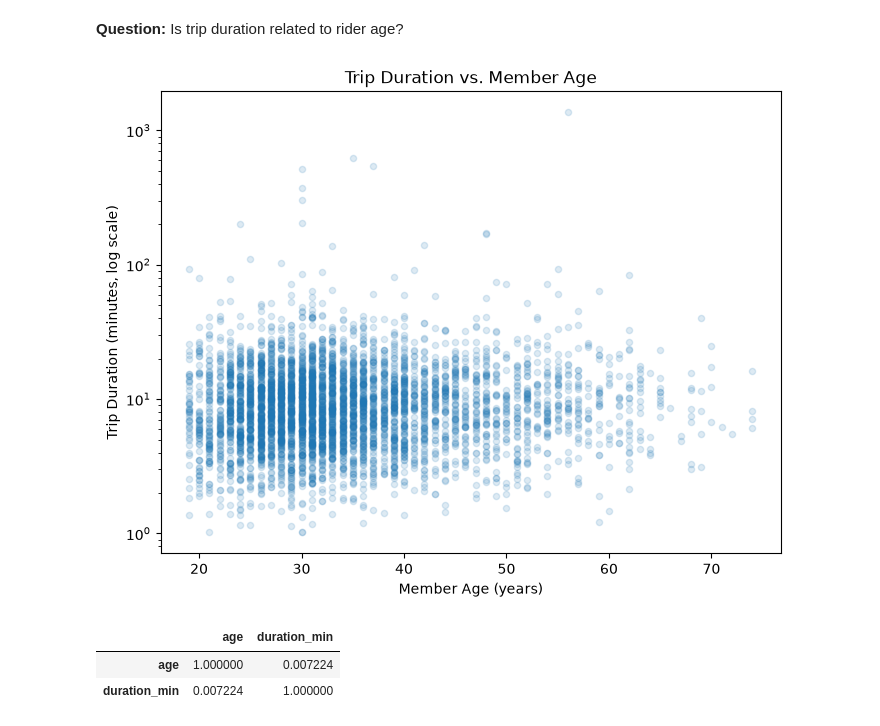
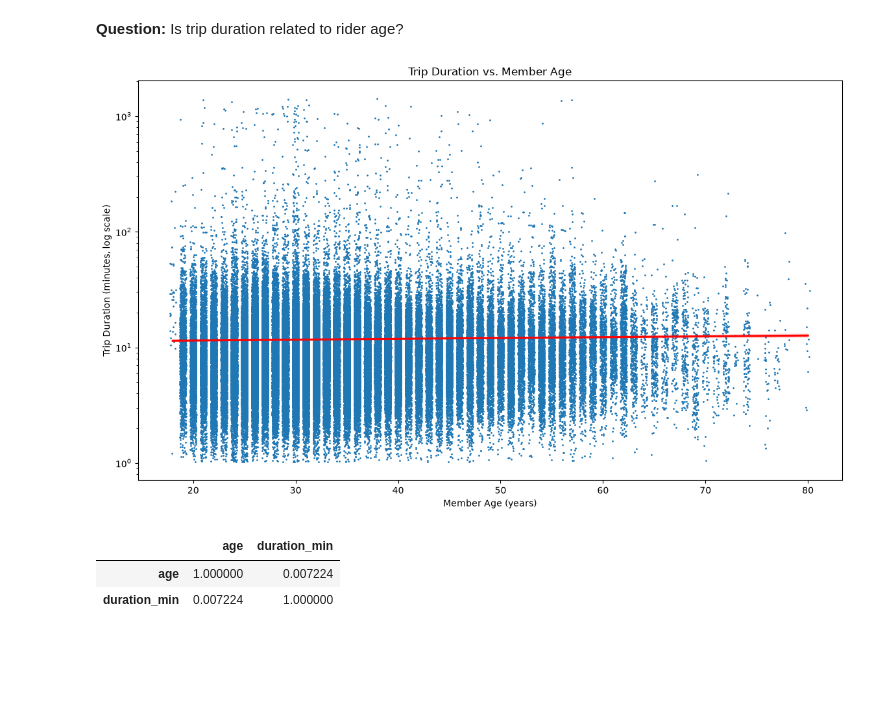
Before and after one commit to bnwiran/udacity-data-visualization, a Jupyter notebook: Part_I_exploration.ipynb, the cells around one changed output. Drawn from its saved outputs; the diff is of its cells as text; code cells hidden in the pictures; blank space fills up the shorter version.

```diff
--- a/Part_I_exploration.ipynb
+++ b/Part_I_exploration.ipynb
@@ -270,16 +283,16 @@ plt.title('Trip Counts by Bike-Share-For-All Enrollment');
 > In this section I look at relationships between pairs of variables that were introduced in the univariate section above: trip duration, user type, age, gender, and day-of-week/hour timing.
 # %% [markdown]
 **Question:** Is trip duration related to rider age?
-# %%
-sample = cleaned_rides_df.sample(5000, random_state=42)
-
-ax = sample.plot.scatter(x='age', y='duration_min', alpha=0.15, figsize=(8, 6))
-ax.set_yscale('log')
-ax.set_xlabel('Member Age (years)')
-ax.set_ylabel('Trip Duration (minutes, log scale)')
-ax.set_title('Trip Duration vs. Member Age');
-# %% [output]
-[figure, removed]
+# %%
+plt.figure(figsize=(14, 8))
+
+ax = sns.regplot(data=cleaned_rides_df, x='age', y='duration_min', scatter_kws={'alpha': 1, 's': 1}, line_kws={'color':'red'}, x_jitter=0.3)
+ax.set_yscale('log')
+ax.set_xlabel('Member Age (years)')
+ax.set_ylabel('Trip Duration (minutes, log scale)')
+ax.set_title('Trip Duration vs. Member Age');
+# %% [output]
+[figure, added]
 # %%
 cleaned_rides_df[['age', 'duration_min']].corr()
 # %% [output]
```
Also changed, not shown: parts of 7 cells of this notebook.
